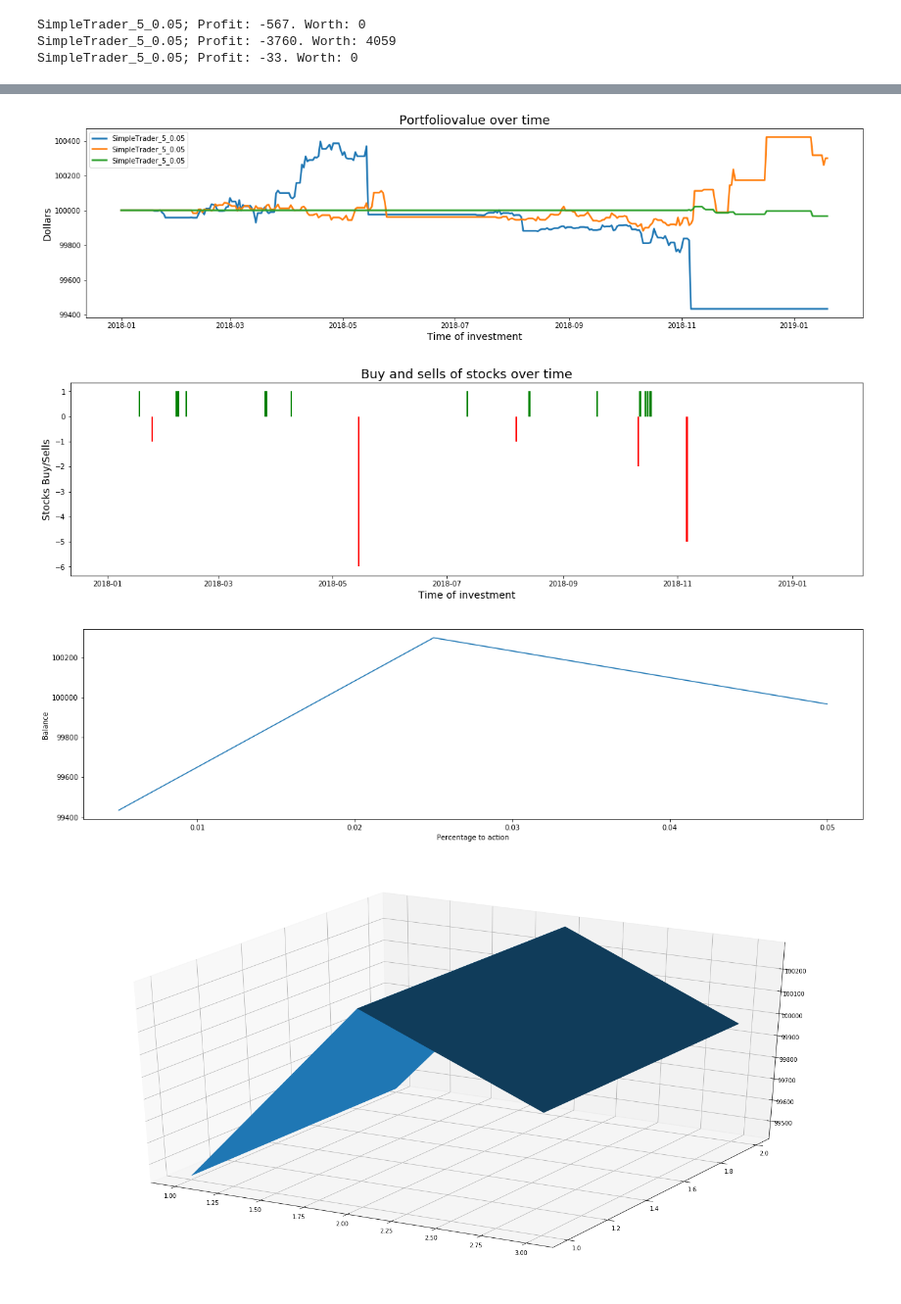
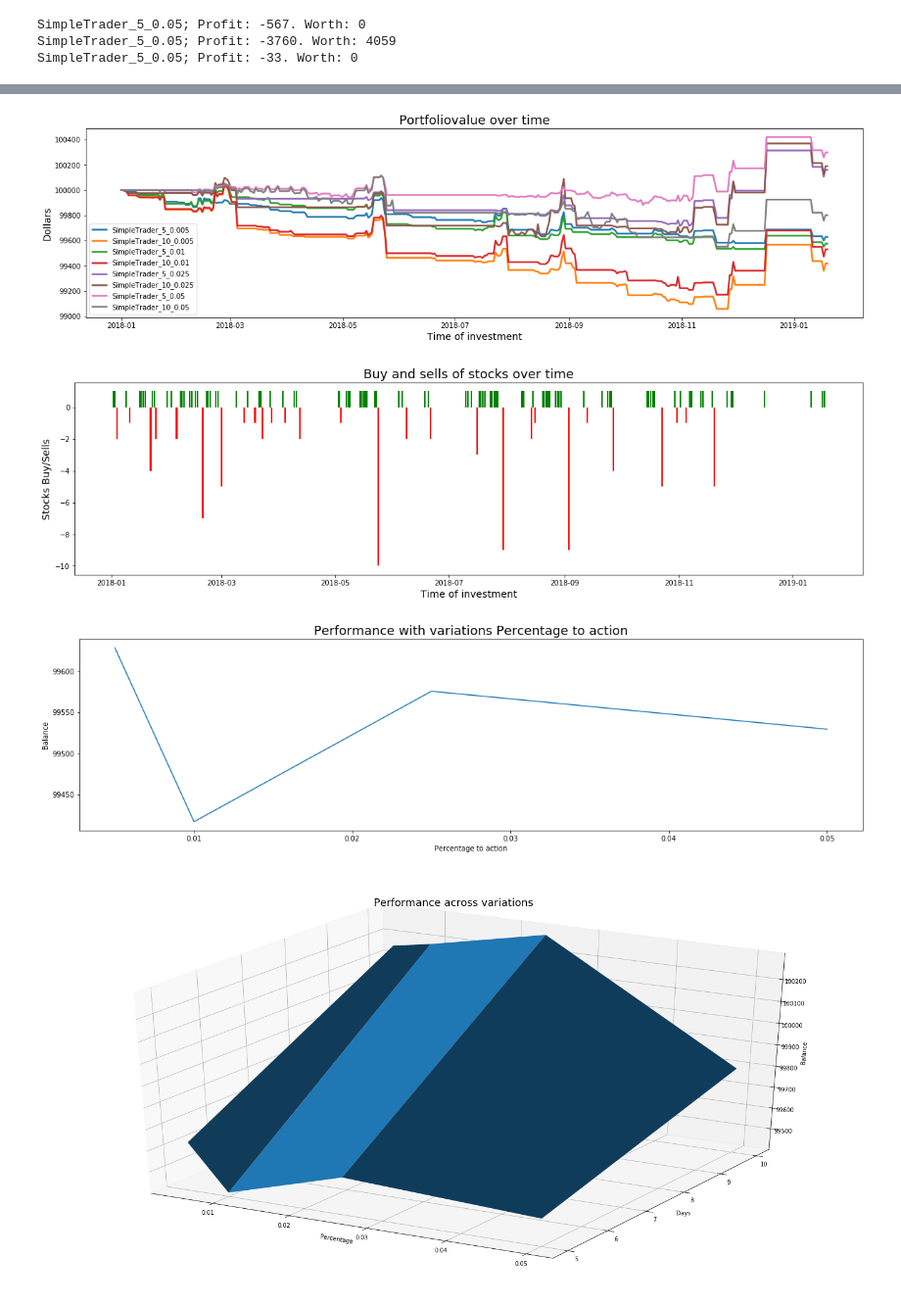
Before and after one commit to LHerskind/AlgoFin, a Jupyter notebook: InteractiveNotebook.ipynb, the cells around one changed output, grey strips where cells are left out. Shown at 98% size. Saved outputs shown, nothing was run; the diff lists cells and outputs as text; code cells hidden in the pictures.

Commit message:
Visualization of multiparameter simulations of simplealgo

```diff
--- a/InteractiveNotebook.ipynb
+++ b/InteractiveNotebook.ipynb
@@ -203,7 +203,7 @@ def simulate_trader(Trader, start_date, end_date=datetime.date.today(), no_actio
     print("{0}; Profit: {1:1.0f}. Worth: {2:1.0f}".format(Trader.name, profit, Trader.get_portfolio_worth()))
 
     if no_actions:
-        return int(balances[-1][1])
+        return balances[-1][1]
 
     return balances[-1][1], (Trader.name, Trader.start_funds, balances, actions)
 
@@ -288,10 +288,14 @@ def visualize_variations_2d(balances, x, x_label=None):
         plt.xlabel(x_label)
     else:
         plt.xlabel("Variation")
+    if x_label:
+        plt.title("Performance with variations " + x_label, fontsize=18)
+    else:
+        plt.title("Performance with variations", fontsize=18)
 
     plt.show()
 # %%
-def visualize_variations_3d(balances, x, y, x_label=None, y_label=None):
+def visualize_variations_3d(balances, x, y, x_label=None, y_label=None, relative=True):
     dim = len(x)
 
     (x, y) = np.meshgrid(np.array(x), np.array(y))
@@ -300,6 +304,15 @@ def visualize_variations_3d(balances, x, y, x_label=None, y_label=None):
     fig = plt.figure(figsize=(20,10))
     ax = fig.add_subplot(111, projection='3d')
     surf = ax.plot_surface(x, y, z)
+
+    if x_label:
+        ax.set_xlabel(x_label)
+    if y_label:
+        ax.set_ylabel(y_label)
+    ax.set_zlabel("Balance")
+
+    ax.set_title("Performance across variations", fontsize=18)
+
     fig.tight_layout()
     plt.show()
 # %% [markdown]
@@ -322,3 +335,13 @@ res = simulate_traders([simple_0005, simple_0025, simple_005], start)
 SimpleTrader_5_0.05; Profit: -567. Worth: 0
 SimpleTrader_5_0.05; Profit: -3760. Worth: 4059
 SimpleTrader_5_0.05; Profit: -33. Worth: 0
+# %%
+agents = []
+percent_ = [0.005, 0.01, 0.025, 0.05]
+days_ = [5, 10]
+for percent in percent_:
+    for days in days_:
+        agents.append(SimpleTrader(broker, 100000, datetime.date(2000, 1,1), "VWS.CO", days=days, percent=percent))
+start = datetime.date(2018,1,1)
+simulations = simulate_traders(agents, start)
+simulations_balance = [simulation[0] for simulation in simulations]
@@ -325,10 +357,10 @@ SimpleTrader_5_0.05; Profit: -33. Worth: 0
 # %%
-visualize_portfolios(res)
-visualize_buy_sell(res[0])
-visualize_variations_2d(simulations, [0.005, 0.025, 0.05], x_label="Percentage to action")
-visualize_variations_3d(simulations*2, [1, 2, 3], [1, 2])
+visualize_portfolios(simulations)
+visualize_buy_sell(simulations[0])
+visualize_variations_2d(simulations_balance[:4], [0.005, 0.01, 0.025, 0.05], x_label="Percentage to action")
+visualize_variations_3d(simulations_balance, [0.005, 0.01, 0.025, 0.05], [5, 10], x_label="Percentage", y_label="Days")
 # %% [output]
-[figure, old version]
+[figure, new version]
-[figure, old version]
+[figure, new version]
-[figure, old version]
+[figure, new version]
-[figure, old version]
+[figure, new version]
```
Also changed, not shown: parts of 1 cell of this notebook.
